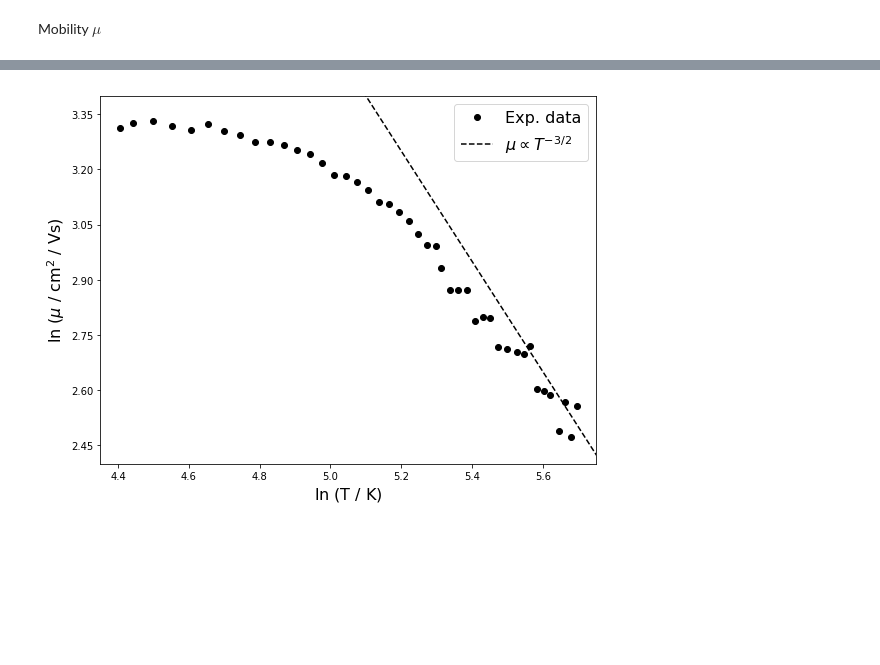
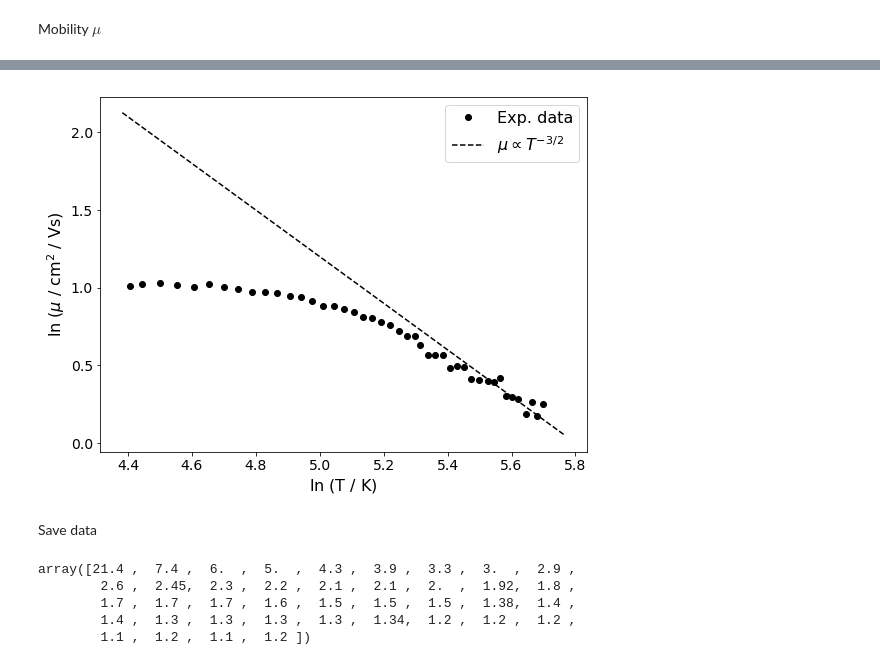
Before and after one commit to iyanmv/APL_ws18-19, a Jupyter notebook: Hall/Hall_effect.ipynb, the cells around one changed output, grey strips where cells are left out. Cells and saved outputs as stored; diff of their text form; code cells hidden in the pictures; blank space fills up the shorter version.

```diff
--- a/Hall/Hall_effect.ipynb
+++ b/Hall/Hall_effect.ipynb
@@ -360,5 +380,5 @@ m_l = 0.9163 * cte.electron_mass
 # %%
-R_H3 = -U_Hall3 * d / (B * I0)
-R_H2 = -U_Hall2 * d / (B * I0)
-R_H1 = -U_Hall1 * d / (B * I0)
+R_H3 = U_Hall3 * d / (B * I0 * 10)
+R_H2 = U_Hall2 * d / (B * I0 * 10)
+R_H1 = U_Hall1 * d / (B * I0 * 10)
 # %%
@@ -447,18 +503,20 @@ mu3 = np.abs(R_H3) / rho3
 # %%
 fig, ax = plt.subplots(1,1, figsize=(8,6))
 ax.plot(np.log(T3), np.log(mu3), 'ko', label='Exp. data')
 t = np.linspace(80,320,10)
-y = 11.05 + -3/2 * np.log(t)
+y = 8.7 + -3/2 * np.log(t)
 ax.plot(np.log(t), y, 'k--', label=r'$\mu\propto T^{-3/2}$')
 ax.set_xlabel(r'$\ln$ (T / K)', fontsize=16)
 ax.set_ylabel(r'$\ln$ ($\mu$ / cm$^2$ / Vs)', fontsize=16)
-ax.set_yticks(np.arange(2,4,.15))
-ax.set_ybound(2.4,3.4)
-ax.set_xbound(4.35,5.75)
+#ax.set_yticks(np.arange(2,4,.15))
+#ax.set_ybound(2.4,3.4)
+#ax.set_xbound(4.35,5.75)
 #ax.grid(linestyle='-')
 ax.legend(loc=0, fontsize=16)
 plt.tight_layout()
 if save_figs:
     save_fig(fig, 'Hall_mobility')
 # %% [output]
-[figure, old version]
+[figure, new version]
+# %% [markdown]
+Save data
@@ -464,0 +533,8 @@ if save_figs:
+# %%
+U_Hall2
+# %% [output]
+array([21.4 ,  7.4 ,  6.  ,  5.  ,  4.3 ,  3.9 ,  3.3 ,  3.  ,  2.9 ,
+        2.6 ,  2.45,  2.3 ,  2.2 ,  2.1 ,  2.1 ,  2.  ,  1.92,  1.8 ,
+        1.7 ,  1.7 ,  1.7 ,  1.6 ,  1.5 ,  1.5 ,  1.5 ,  1.38,  1.4 ,
+        1.4 ,  1.3 ,  1.3 ,  1.3 ,  1.3 ,  1.34,  1.2 ,  1.2 ,  1.2 ,
+        1.1 ,  1.2 ,  1.1 ,  1.2 ])
```
Also changed, not shown: parts of 33 cells of this notebook, 21 other files.
